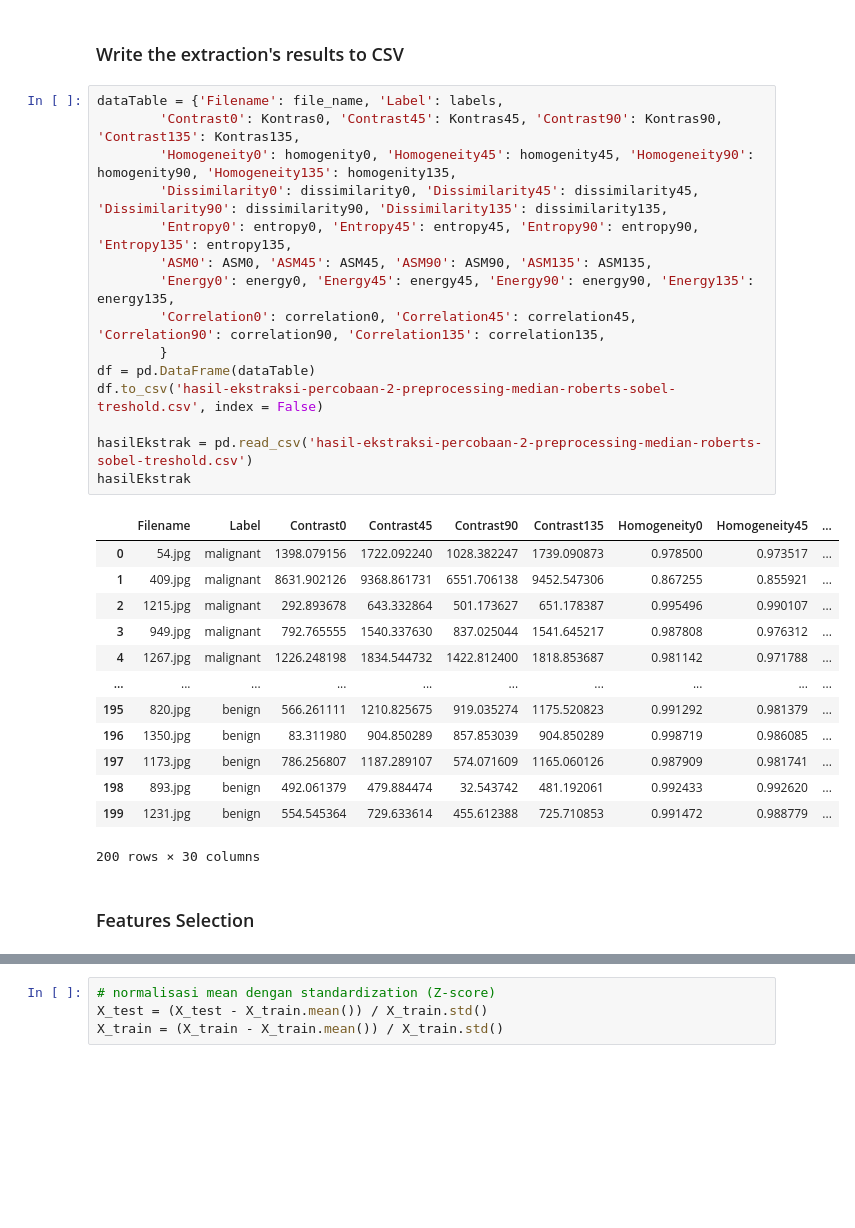
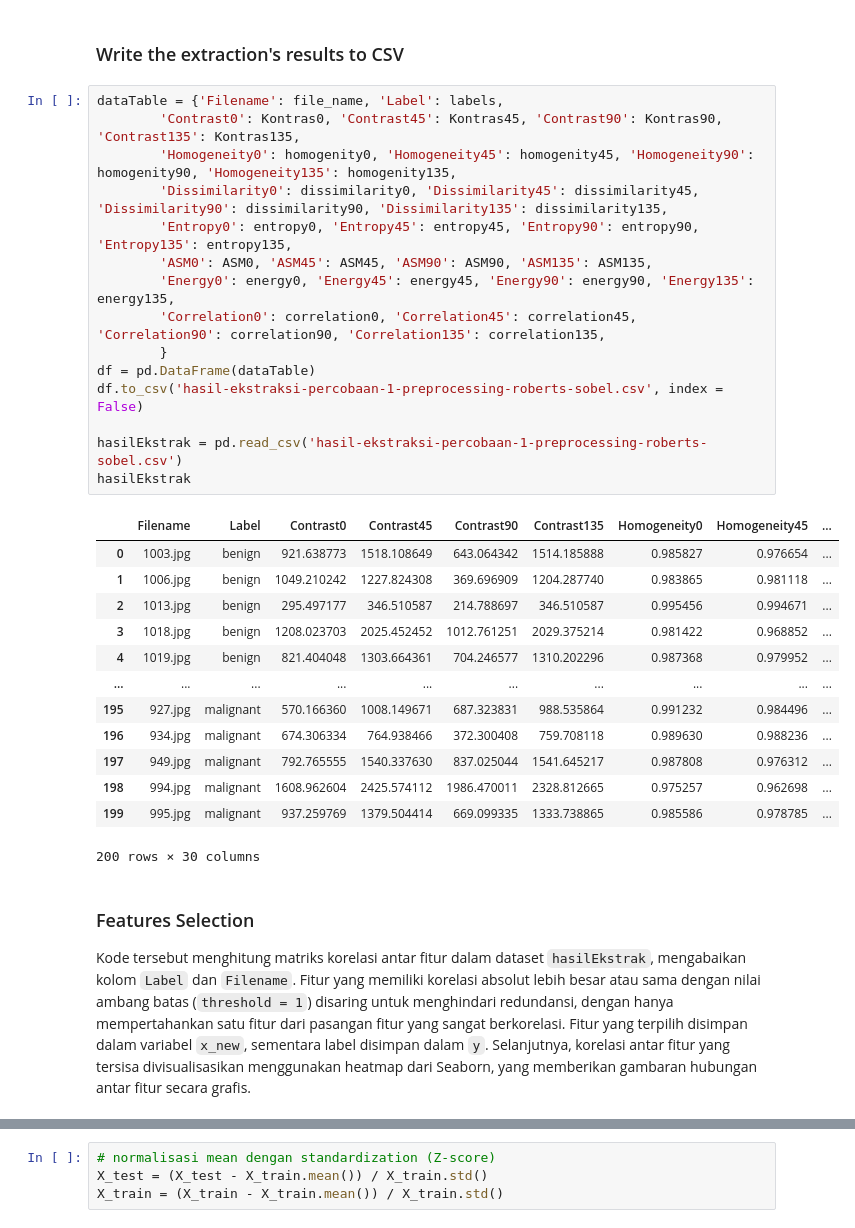
Before and after one commit to F1D02310118/Project-PCD-Klasifikasi-Kanker-Kulit-Jinak-dan-Ganas, a Jupyter notebook: percobaan-2-preprocessing-median-roberts-sobel-treshold.ipynb, the cells around one changed output, grey strips where cells are left out. Saved outputs shown, nothing was run; the diff lists cells and outputs as text; blank space fills up the shorter version.

```diff
--- a/percobaan-2-preprocessing-median-roberts-sobel-treshold.ipynb
+++ b/percobaan-2-preprocessing-median-roberts-sobel-treshold.ipynb
@@ -328,34 +398,36 @@ for i in range(len(data)):
 # %%
 dataTable = {'Filename': file_name, 'Label': labels,
         'Contrast0': Kontras0, 'Contrast45': Kontras45, 'Contrast90': Kontras90, 'Contrast135': Kontras135,
         'Homogeneity0': homogenity0, 'Homogeneity45': homogenity45, 'Homogeneity90': homogenity90, 'Homogeneity135': homogenity135,
         'Dissimilarity0': dissimilarity0, 'Dissimilarity45': dissimilarity45, 'Dissimilarity90': dissimilarity90, 'Dissimilarity135': dissimilarity135,
         'Entropy0': entropy0, 'Entropy45': entropy45, 'Entropy90': entropy90, 'Entropy135': entropy135,
         'ASM0': ASM0, 'ASM45': ASM45, 'ASM90': ASM90, 'ASM135': ASM135,
         'Energy0': energy0, 'Energy45': energy45, 'Energy90': energy90, 'Energy135': energy135,
         'Correlation0': correlation0, 'Correlation45': correlation45, 'Correlation90': correlation90, 'Correlation135': correlation135,
         }
 df = pd.DataFrame(dataTable)
-df.to_csv('hasil-ekstraksi-percobaan-2-preprocessing-median-roberts-sobel-treshold.csv', index = False)
+df.to_csv('hasil-ekstraksi-percobaan-1-preprocessing-roberts-sobel.csv', index = False)
 
-hasilEkstrak = pd.read_csv('hasil-ekstraksi-percobaan-2-preprocessing-median-roberts-sobel-treshold.csv')
+hasilEkstrak = pd.read_csv('hasil-ekstraksi-percobaan-1-preprocessing-roberts-sobel.csv')
 hasilEkstrak
 # %% [output]
 |  | Filename | Label | Contrast0 | Contrast45 | Contrast90 | Contrast135 | Homogeneity0 | Homogeneity45 | ... |
-| 0 | 54.jpg | malignant | 1398.079156 | 1722.092240 | 1028.382247 | 1739.090873 | 0.978500 | 0.973517 | ... |
-| 1 | 409.jpg | malignant | 8631.902126 | 9368.861731 | 6551.706138 | 9452.547306 | 0.867255 | 0.855921 | ... |
-| 2 | 1215.jpg | malignant | 292.893678 | 643.332864 | 501.173627 | 651.178387 | 0.995496 | 0.990107 | ... |
-| 3 | 949.jpg | malignant | 792.765555 | 1540.337630 | 837.025044 | 1541.645217 | 0.987808 | 0.976312 | ... |
-| 4 | 1267.jpg | malignant | 1226.248198 | 1834.544732 | 1422.812400 | 1818.853687 | 0.981142 | 0.971788 | ... |
+| 0 | 1003.jpg | benign | 921.638773 | 1518.108649 | 643.064342 | 1514.185888 | 0.985827 | 0.976654 | ... |
+| 1 | 1006.jpg | benign | 1049.210242 | 1227.824308 | 369.696909 | 1204.287740 | 0.983865 | 0.981118 | ... |
+| 2 | 1013.jpg | benign | 295.497177 | 346.510587 | 214.788697 | 346.510587 | 0.995456 | 0.994671 | ... |
+| 3 | 1018.jpg | benign | 1208.023703 | 2025.452452 | 1012.761251 | 2029.375214 | 0.981422 | 0.968852 | ... |
+| 4 | 1019.jpg | benign | 821.404048 | 1303.664361 | 704.246577 | 1310.202296 | 0.987368 | 0.979952 | ... |
 | ... | ... | ... | ... | ... | ... | ... | ... | ... | ... |
-| 195 | 820.jpg | benign | 566.261111 | 1210.825675 | 919.035274 | 1175.520823 | 0.991292 | 0.981379 | ... |
-| 196 | 1350.jpg | benign | 83.311980 | 904.850289 | 857.853039 | 904.850289 | 0.998719 | 0.986085 | ... |
-| 197 | 1173.jpg | benign | 786.256807 | 1187.289107 | 574.071609 | 1165.060126 | 0.987909 | 0.981741 | ... |
-| 198 | 893.jpg | benign | 492.061379 | 479.884474 | 32.543742 | 481.192061 | 0.992433 | 0.992620 | ... |
-| 199 | 1231.jpg | benign | 554.545364 | 729.633614 | 455.612388 | 725.710853 | 0.991472 | 0.988779 | ... |
+| 195 | 927.jpg | malignant | 570.166360 | 1008.149671 | 687.323831 | 988.535864 | 0.991232 | 0.984496 | ... |
+| 196 | 934.jpg | malignant | 674.306334 | 764.938466 | 372.300408 | 759.708118 | 0.989630 | 0.988236 | ... |
+| 197 | 949.jpg | malignant | 792.765555 | 1540.337630 | 837.025044 | 1541.645217 | 0.987808 | 0.976312 | ... |
+| 198 | 994.jpg | malignant | 1608.962604 | 2425.574112 | 1986.470011 | 2328.812665 | 0.975257 | 0.962698 | ... |
+| 199 | 995.jpg | malignant | 937.259769 | 1379.504414 | 669.099335 | 1333.738865 | 0.985586 | 0.978785 | ... |
 200 rows × 30 columns
-# %% [markdown]
-### Features Selection
+# %% [markdown]
+### Features Selection
+
+Kode tersebut menghitung matriks korelasi antar fitur dalam dataset `hasilEkstrak`, mengabaikan kolom `Label` dan `Filename`. Fitur yang memiliki korelasi absolut lebih besar atau sama dengan nilai ambang batas (`threshold = 1`) disaring untuk menghindari redundansi, dengan hanya mempertahankan satu fitur dari pasangan fitur yang sangat berkorelasi. Fitur yang terpilih disimpan dalam variabel `x_new`, sementara label disimpan dalam `y`. Selanjutnya, korelasi antar fitur yang tersisa divisualisasikan menggunakan heatmap dari Seaborn, yang memberikan gambaran hubungan antar fitur secara grafis.
 # %%
 # Menghitung korelasi
 correlation = hasilEkstrak.drop(columns=['Label','Filename']).corr()
```
Also changed, not shown: parts of 42 cells of this notebook, 2 other files.
